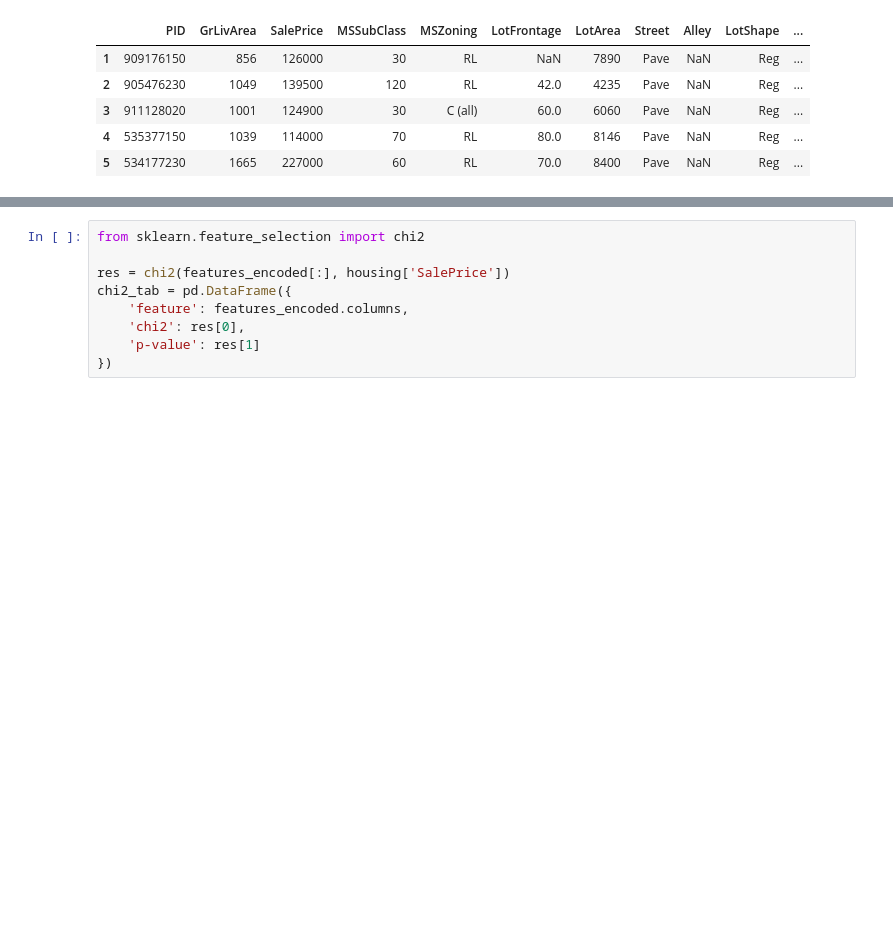
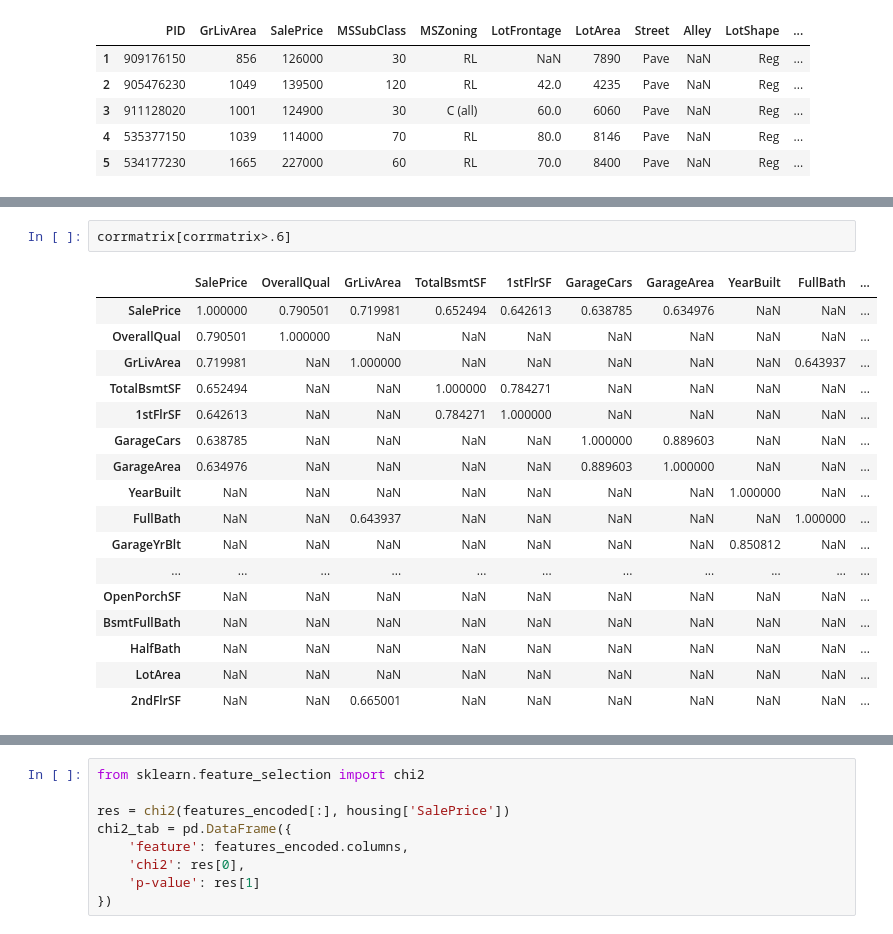
Before and after one commit to ersdanforth/ames_housing, a Jupyter notebook: EDA.ipynb, the cells around one changed output, grey strips where cells are left out. Drawn from its saved outputs; the diff is of its cells as text; blank space fills up the shorter version.

```diff
--- a/EDA.ipynb
+++ b/EDA.ipynb
@@ -86,0 +148,20 @@ obj_features
+# %%
+corrmatrix[corrmatrix>.6]
+# %% [output]
+|  | SalePrice | OverallQual | GrLivArea | TotalBsmtSF | 1stFlrSF | GarageCars | GarageArea | YearBuilt | FullBath | ... |
+| SalePrice | 1.000000 | 0.790501 | 0.719981 | 0.652494 | 0.642613 | 0.638785 | 0.634976 | NaN | NaN | ... |
+| OverallQual | 0.790501 | 1.000000 | NaN | NaN | NaN | NaN | NaN | NaN | NaN | ... |
+| GrLivArea | 0.719981 | NaN | 1.000000 | NaN | NaN | NaN | NaN | NaN | 0.643937 | ... |
+| TotalBsmtSF | 0.652494 | NaN | NaN | 1.000000 | 0.784271 | NaN | NaN | NaN | NaN | ... |
+| 1stFlrSF | 0.642613 | NaN | NaN | 0.784271 | 1.000000 | NaN | NaN | NaN | NaN | ... |
+| GarageCars | 0.638785 | NaN | NaN | NaN | NaN | 1.000000 | 0.889603 | NaN | NaN | ... |
+| GarageArea | 0.634976 | NaN | NaN | NaN | NaN | 0.889603 | 1.000000 | NaN | NaN | ... |
+| YearBuilt | NaN | NaN | NaN | NaN | NaN | NaN | NaN | 1.000000 | NaN | ... |
+| FullBath | NaN | NaN | 0.643937 | NaN | NaN | NaN | NaN | NaN | 1.000000 | ... |
+| GarageYrBlt | NaN | NaN | NaN | NaN | NaN | NaN | NaN | 0.850812 | NaN | ... |
+| ... | ... | ... | ... | ... | ... | ... | ... | ... | ... | ... |
+| OpenPorchSF | NaN | NaN | NaN | NaN | NaN | NaN | NaN | NaN | NaN | ... |
+| BsmtFullBath | NaN | NaN | NaN | NaN | NaN | NaN | NaN | NaN | NaN | ... |
+| HalfBath | NaN | NaN | NaN | NaN | NaN | NaN | NaN | NaN | NaN | ... |
+| LotArea | NaN | NaN | NaN | NaN | NaN | NaN | NaN | NaN | NaN | ... |
+| 2ndFlrSF | NaN | NaN | 0.665001 | NaN | NaN | NaN | NaN | NaN | NaN | ... |
```
Also changed, not shown: parts of 58 cells of this notebook, 1 other file.
